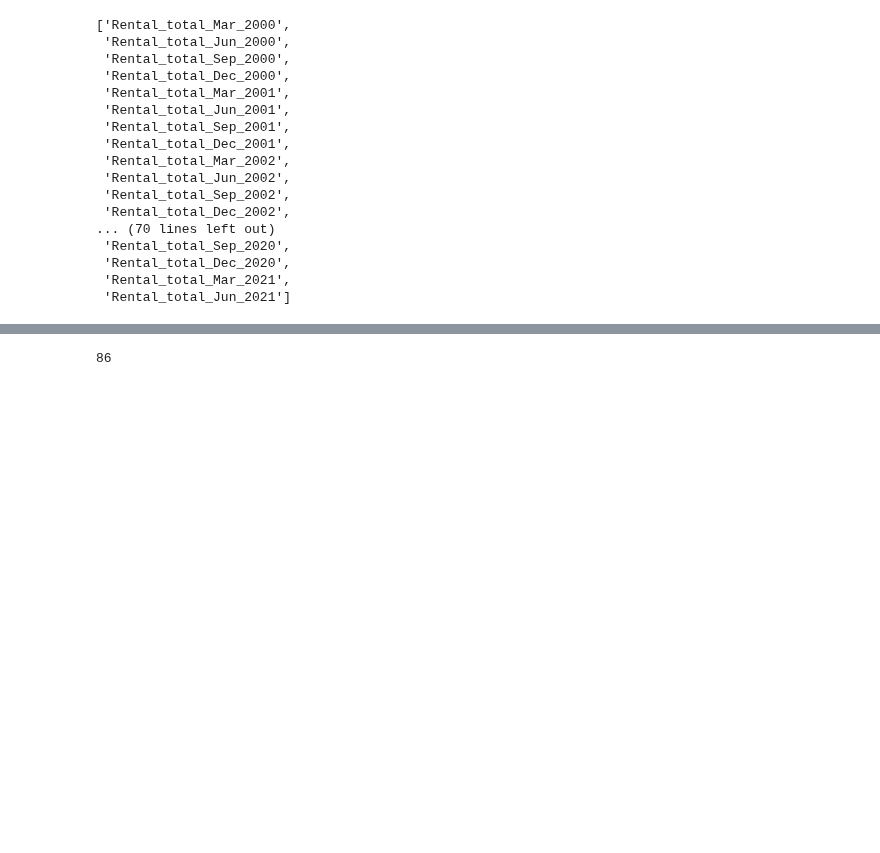
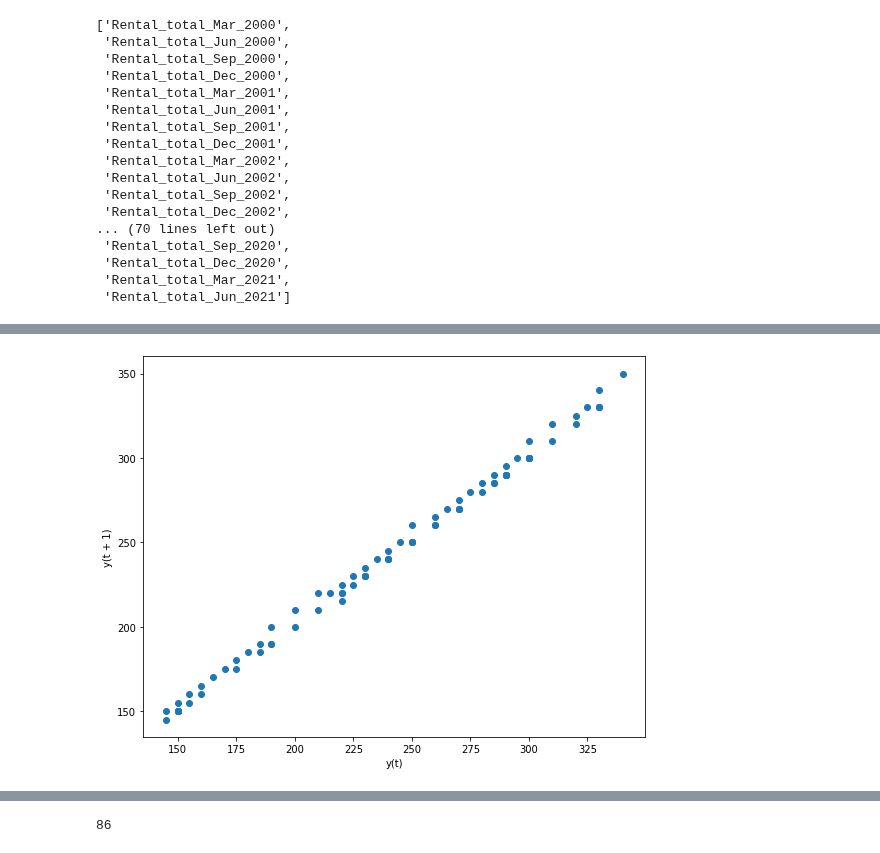
Before and after one commit to MAST30034-Applied-Data-Science/generic-real-estate-consulting-project-group-1-iron-data-man, a Jupyter notebook: notebooks/Modelling.ipynb, the cells around one changed output, grey strips where cells are left out. Drawn from its saved outputs; the diff is of its cells as text; code cells hidden in the pictures; blank space fills up the shorter version.

```diff
--- a/notebooks/Modelling.ipynb
+++ b/notebooks/Modelling.ipynb
@@ -1000,0 +1002,6 @@ rental_data
+# %%
+plt.figure(figsize=(9,7))
+lag_plot(rental_data.loc[1].astype('int'))
+plt.show()
+# %% [output]
+[figure, added]
```
Also changed, not shown: parts of 15 cells of this notebook.
